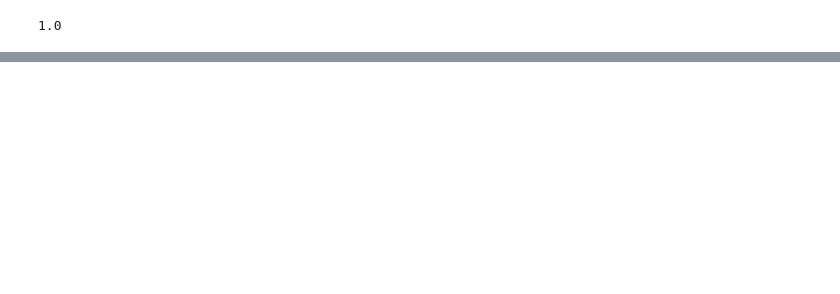
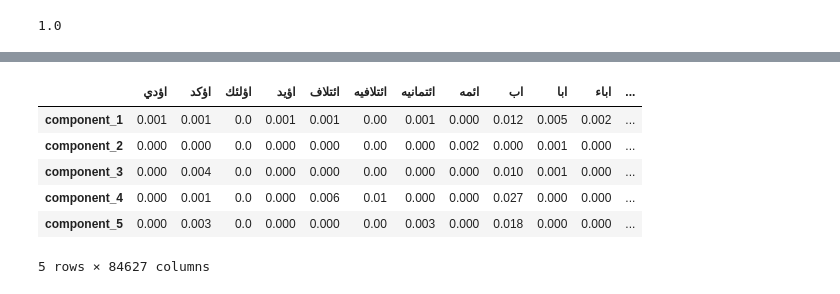
Before and after one commit to REHAB199/NLP-SaudiNewsNet, a Jupyter notebook: Code/nlp-saudi-news.ipynb, the cells around one changed output, grey strips where cells are left out. Saved outputs shown, nothing was run; the diff lists cells and outputs as text; code cells hidden in the pictures; blank space fills up the shorter version.

Commit message:
Topic Modeling

```diff
--- a/Code/nlp-saudi-news.ipynb
+++ b/Code/nlp-saudi-news.ipynb
@@ -218,0 +380,36 @@ Name: content, dtype: object
+# %%
+# function to display topics with words
+from sklearn.decomposition import NMF, LatentDirichletAllocation
+
+def display_topics(model, feature_names, no_top_words, topic_names=None):
+    for ix, topic in enumerate(model.components_):
+        if not topic_names or not topic_names[ix]:
+            print("\nTopic ", ix)
+#         else:
+#             print("\nTopic: '",topic_names[ix],"'")
+        print(", ".join([feature_names[i]
+                        for i in topic.argsort()[:-no_top_words - 1:-1]]))
+
+
+def display_top(model, feature_names, no_top_words, topic_names=None):
+
+    my_dict = {'topic_0':'','topic_1':'','topic_2':'','topic_3':'','topic_4':''}
+    ctr = 0
+    for ix, topic in enumerate(model.components_):
+                #if not topic_names or not topic_names[ix]:
+#             print("\nTopic ", ix)
+        txt = ",".join([feature_names[i] for i in topic.argsort()[:-no_top_words - 1:-1]])
+        my_dict['topic_'+str(ctr)] = txt
+        ctr+=1
+#         print('words are::: ',txt)
+    return my_dict
+# %%
+topic_nums = list(np.arange(3, 10, 1))
+
+#nmf_models = []
+for num in topic_nums:
+    nmf = NMF(num)
+    #nmf_models.append(nmf)
+    nmf.fit_transform(doc_words)
+    display_topics(nmf, tfidf.get_feature_names(), 50)
+    print("------------------------------------------")
@@ -218,0 +434,16 @@ Name: content, dtype: object
+# %%
+nmf_model = NMF(5)
+doc_topic = nmf_model.fit_transform(doc_words)
+# %%
+topic_word = pd.DataFrame(nmf_model.components_.round(3),
+             index = ["component_1","component_2","component_3","component_4","component_5"],
+             columns = tfidf.get_feature_names())
+topic_word
+# %% [output]
+|  | اؤدي | اؤكد | اؤلئك | اؤيد | ائتلاف | ائتلافيه | ائتمانيه | ائمه | اب | ابا | اباء | ... |
+| component_1 | 0.001 | 0.001 | 0.0 | 0.001 | 0.001 | 0.00 | 0.001 | 0.000 | 0.012 | 0.005 | 0.002 | ... |
+| component_2 | 0.000 | 0.000 | 0.0 | 0.000 | 0.000 | 0.00 | 0.000 | 0.002 | 0.000 | 0.001 | 0.000 | ... |
+| component_3 | 0.000 | 0.004 | 0.0 | 0.000 | 0.000 | 0.00 | 0.000 | 0.000 | 0.010 | 0.001 | 0.000 | ... |
+| component_4 | 0.000 | 0.001 | 0.0 | 0.000 | 0.006 | 0.01 | 0.000 | 0.000 | 0.027 | 0.000 | 0.000 | ... |
+| component_5 | 0.000 | 0.003 | 0.0 | 0.000 | 0.000 | 0.00 | 0.003 | 0.000 | 0.018 | 0.000 | 0.000 | ... |
+5 rows × 84627 columns
```
Also changed, not shown: parts of 56 cells of this notebook.
